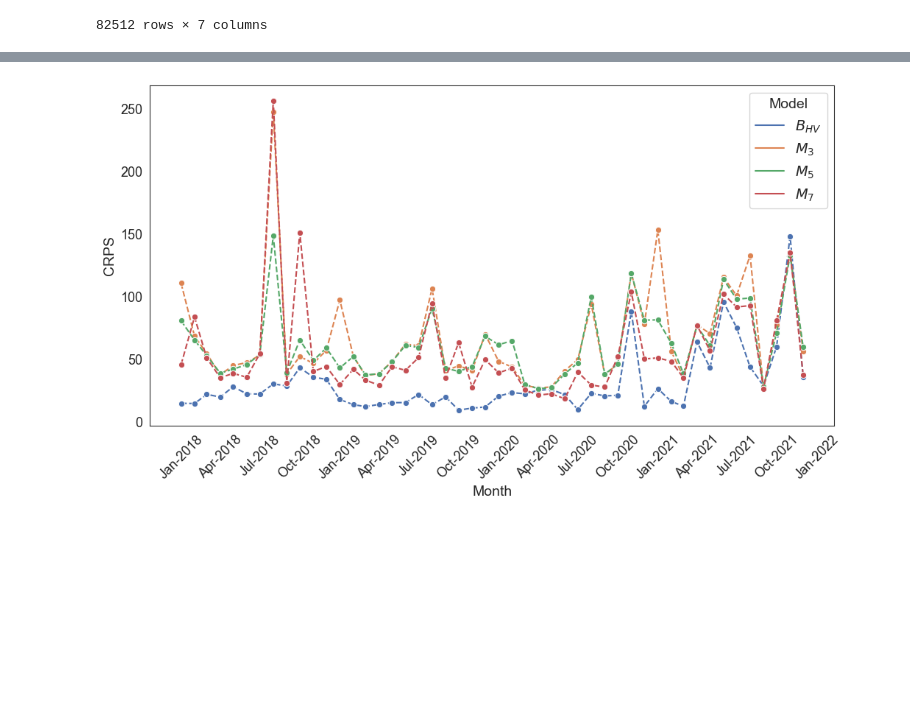
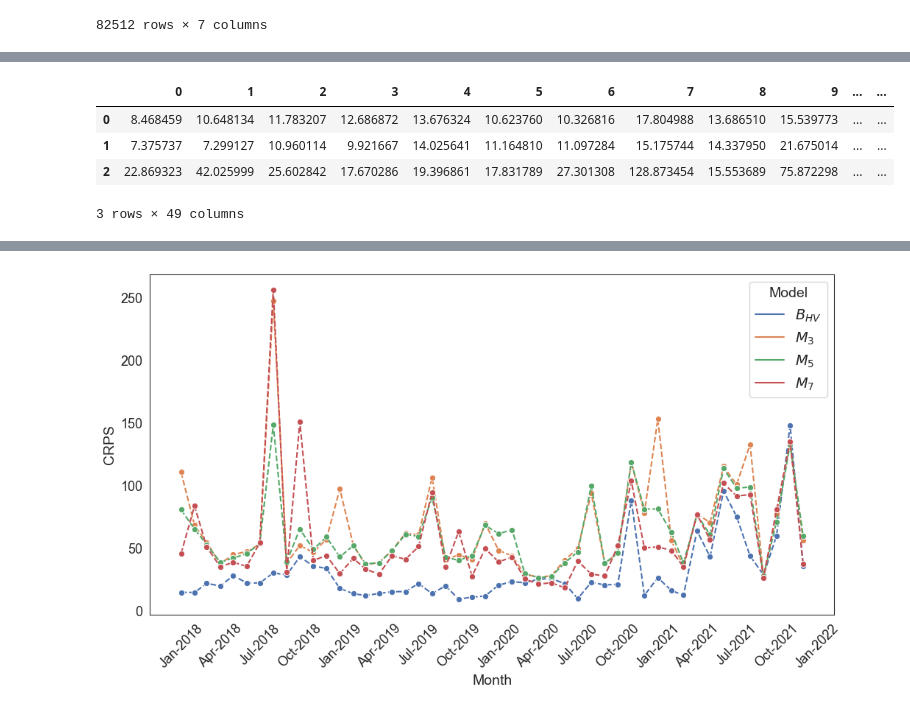
Before and after one commit to simondrauz/bachelor_thesis, a Jupyter notebook: plotting_error_metrics.ipynb, the cells around one changed output, grey strips where cells are left out. Drawn from its saved outputs; the diff is of its cells as text; code cells hidden in the pictures; blank space fills up the shorter version.

```diff
--- a/plotting_error_metrics.ipynb
+++ b/plotting_error_metrics.ipynb
@@ -676,0 +705,8 @@ metrics
+# %%
+baseline_data_df
+# %% [output]
+|  | 0 | 1 | 2 | 3 | 4 | 5 | 6 | 7 | 8 | 9 | ... | ... |
+| 0 | 8.468459 | 10.648134 | 11.783207 | 12.686872 | 13.676324 | 10.623760 | 10.326816 | 17.804988 | 13.686510 | 15.539773 | ... | ... |
+| 1 | 7.375737 | 7.299127 | 10.960114 | 9.921667 | 14.025641 | 11.164810 | 11.097284 | 15.175744 | 14.337950 | 21.675014 | ... | ... |
+| 2 | 22.869323 | 42.025999 | 25.602842 | 17.670286 | 19.396861 | 17.831789 | 27.301308 | 128.873454 | 15.553689 | 75.872298 | ... | ... |
+3 rows × 49 columns
```
Also changed, not shown: parts of 8 cells of this notebook, 1 other file.
